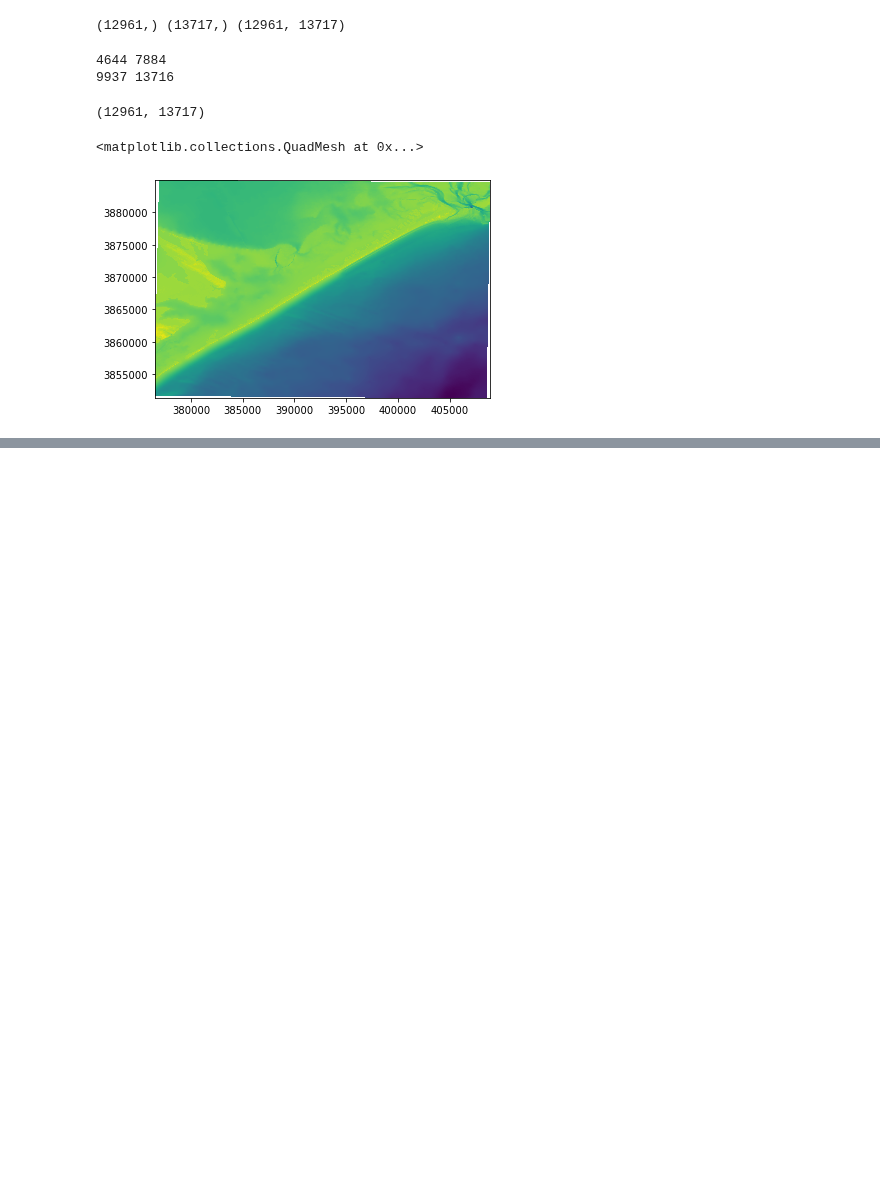
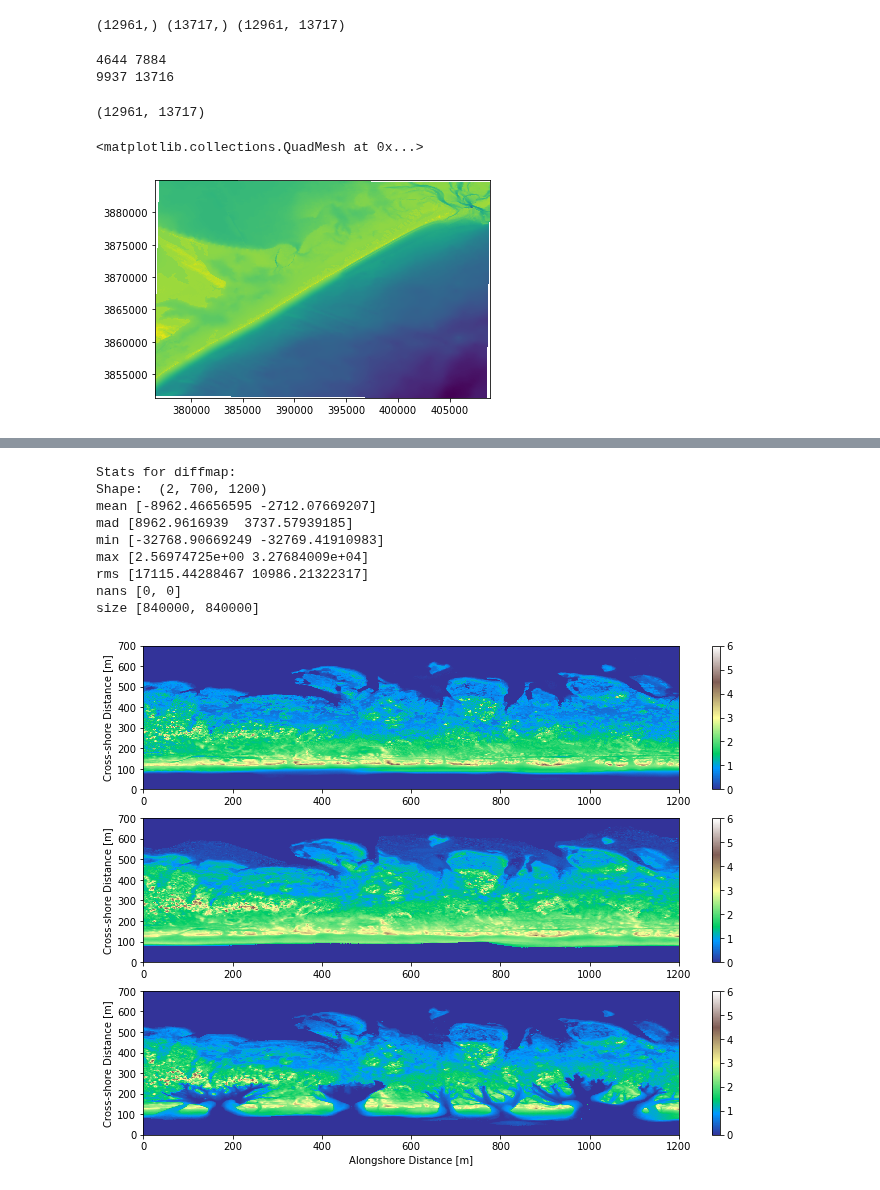
Before and after one commit to csherwood-usgs/CoreBx, a Jupyter notebook: Core_Bx_grid1.ipynb, the cells around one changed output, grey strips where cells are left out. Drawn from its saved outputs; the diff is of its cells as text; code cells hidden in the pictures; blank space fills up the shorter version.

Commit message:
need to fix NaNs on grid

```diff
--- a/Core_Bx_grid1.ipynb
+++ b/Core_Bx_grid1.ipynb
@@ -1,11 +1,14 @@
 # %%
 import numpy as np
 from pyproj import Proj, transform
+#from geojson import Point, Polygon, Feature, FeatureCollection, dump
+from scipy import interpolate, signal
+
 import xarray as xr
 import matplotlib.pyplot as plt
 %matplotlib inline
 
-fn = "c:\\crs\\proj\\2019_DorianOBX\\NCEI_gridded_bathy\\morehead_city_13_navd88_2011.nc"
+fn = "D:\\crs\\proj\\2019_DorianOBX\\NCEI_gridded_bathy\\morehead_city_13_navd88_2011.nc"
 ds = xr.open_dataset(fn)
 # %%
 lat = ds.lat.values
@@ -43,7 +46,7 @@ plt.pcolormesh(x,y,z)
 <matplotlib.collections.QuadMesh at 0x...>
 [figure]
 # %%
-fdir = "C:/crs/proj/2019_DorianOBX/WayneWright_flights/"
+fdir = "D:/crs/proj/2019_DorianOBX/WayneWright_flights/"
 
 fnames = (\
           "post_Matthew_lidar_1m.tif",\
@@ -120,8 +123,8 @@ def map_stats(mp):
 # %%
 # make a small box w/ cell centered grid with spacing dxy
 dxy = 1.
-xmax = 1800. # alongshore
-ymax = 500.  # cross-shore
+xmax = 1200. # alongshore
+ymax = 700.  # cross-shore
 nx = int((1./dxy)*xmax)
 ny = int((1./dxy)*ymax)
 
@@ -157,9 +160,11 @@ yrot:
 # %%
 # Define the ROI with bottom left corner and rotation of axes
 #e0 = 391210.; n0 = 3868600.
-e0 = 391460.; n0 = 3868410.
+e0 = 391460.; n0 = 3868410. # first analysis
+e0 = 386485.; n0 = 3863430. # model grid point
 
-rot = 43.
+
+rot = 44.
 
 print('Shape of xrot, yrot: ',np.shape(xrot),np.shape(xrot))
 shp = np.shape(xrot)
@@ -225,0 +268,22 @@ dsa = xr.concat(dslist, dim='map')
+# %%
+tcmap=plt.cm.terrain
+tcmap.set_bad(color='darkgray')
+plt.subplots(figsize=(12,9))
+for i in range(nf):
+    # small plots of elevation
+    plt.subplot(3,1,i+1); plt.pcolormesh(dsa[i,:,:],cmap=tcmap,vmin=0,vmax=6)
+    if(i==2):
+        plt.xlabel('Alongshore Distance [m]')
+    plt.ylabel('Cross-shore Distance [m]')
+    plt.colorbar()
+# %% [output]
+Stats for diffmap:
+Shape:  (2, 700, 1200)
+mean [-8962.46656595 -2712.07669207]
+mad [8962.9616939  3737.57939185]
+min [-32768.90669249 -32769.41910983]
+max [2.56974725e+00 3.27684009e+04]
+rms [17115.44288467 10986.21322317]
+nans [0, 0]
+size [840000, 840000]
+[figure, added]
```
Also changed, not shown: parts of 6 cells of this notebook.
